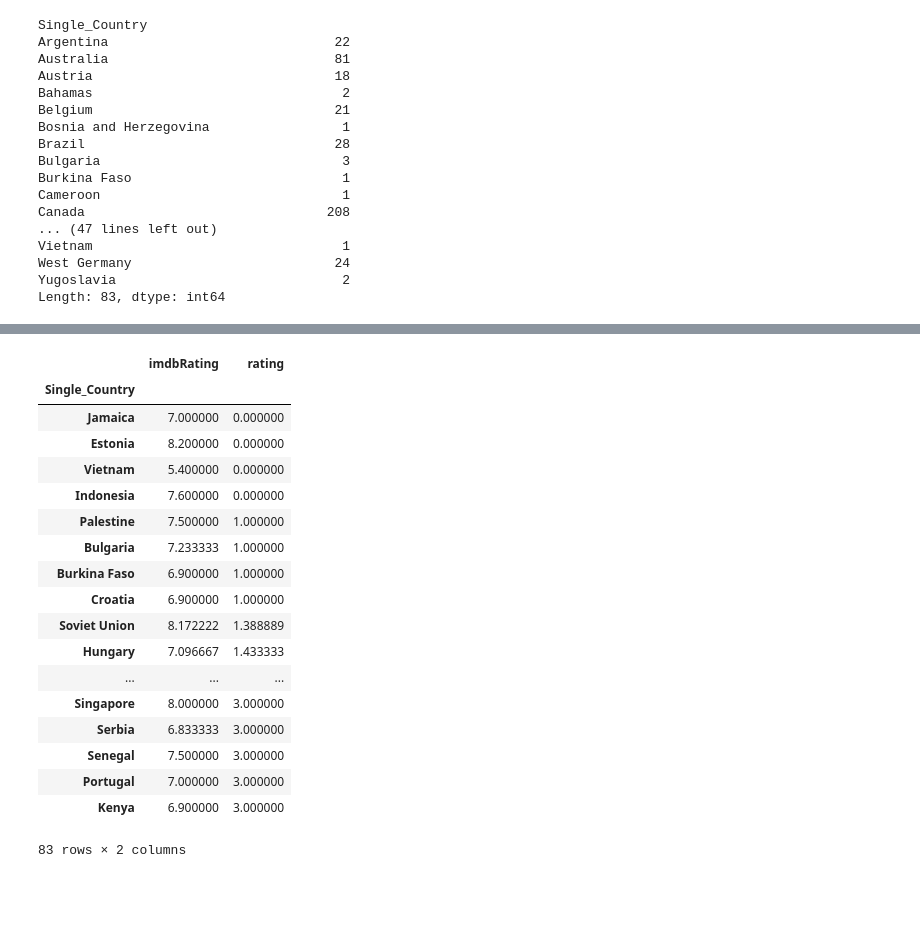
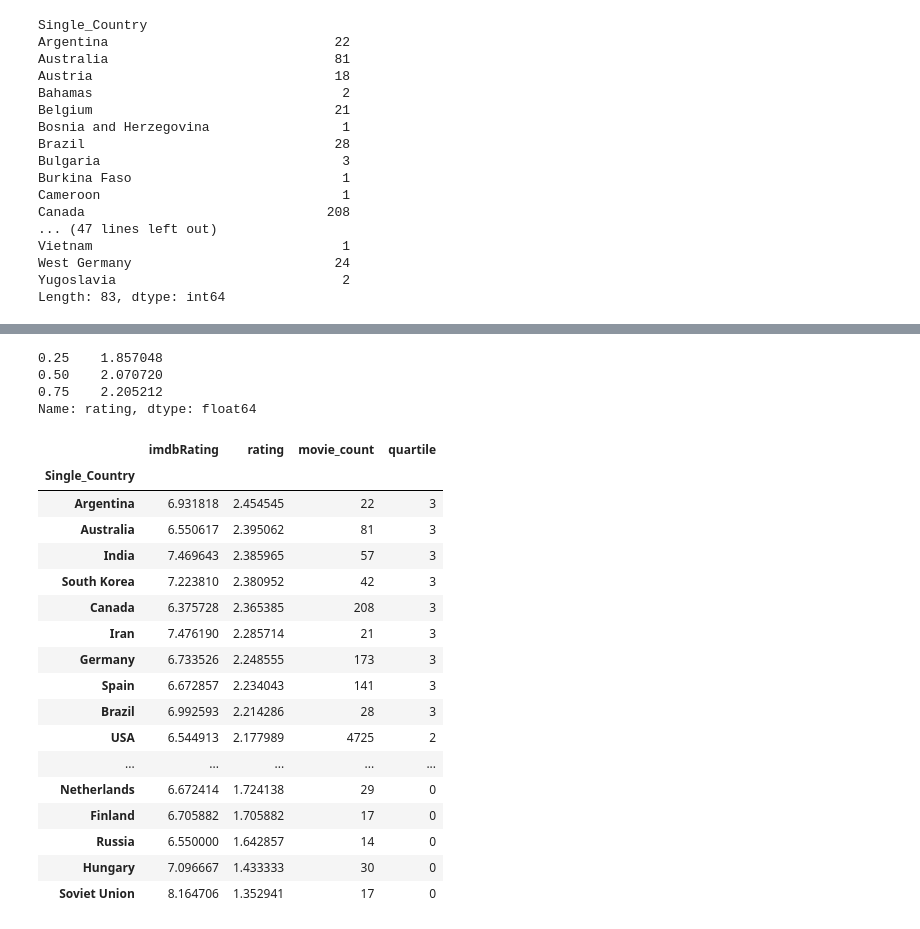
Before and after one commit to Survifit/LightPurpleRepo, a Jupyter notebook: Foreign.ipynb, the cells around one changed output, grey strips where cells are left out. Drawn from its saved outputs; the diff is of its cells as text; code cells hidden in the pictures; blank space fills up the shorter version.

```diff
--- a/Foreign.ipynb
+++ b/Foreign.ipynb
@@ -158,22 +171,30 @@ filteredcountrygroups.describe()
-# %%
-df.sort_values('rating')
-# %% [output]
-|  | imdbRating | rating |
-| Single_Country |  |  |
-| Jamaica | 7.000000 | 0.000000 |
-| Estonia | 8.200000 | 0.000000 |
-| Vietnam | 5.400000 | 0.000000 |
-| Indonesia | 7.600000 | 0.000000 |
-| Palestine | 7.500000 | 1.000000 |
-| Bulgaria | 7.233333 | 1.000000 |
-| Burkina Faso | 6.900000 | 1.000000 |
-| Croatia | 6.900000 | 1.000000 |
-| Soviet Union | 8.172222 | 1.388889 |
-| Hungary | 7.096667 | 1.433333 |
-| ... | ... | ... |
-| Singapore | 8.000000 | 3.000000 |
-| Serbia | 6.833333 | 3.000000 |
-| Senegal | 7.500000 | 3.000000 |
-| Portugal | 7.000000 | 3.000000 |
-| Kenya | 6.900000 | 3.000000 |
-83 rows × 2 columns
+# %%
+filteredcountrygroups.rating.quantile([0.25,0.5,0.75])
+# %% [output]
+0.25    1.857048
+0.50    2.070720
+0.75    2.205212
+Name: rating, dtype: float64
+# %%
+filteredcountrygroups['quartile'] = pd.qcut(filteredcountrygroups['rating'], 4, labels=False)
+# %%
+filteredcountrygroups.sort_values('rating', axis=0, ascending=False)
+# %% [output]
+|  | imdbRating | rating | movie_count | quartile |
+| Single_Country |  |  |  |  |
+| Argentina | 6.931818 | 2.454545 | 22 | 3 |
+| Australia | 6.550617 | 2.395062 | 81 | 3 |
+| India | 7.469643 | 2.385965 | 57 | 3 |
+| South Korea | 7.223810 | 2.380952 | 42 | 3 |
+| Canada | 6.375728 | 2.365385 | 208 | 3 |
+| Iran | 7.476190 | 2.285714 | 21 | 3 |
+| Germany | 6.733526 | 2.248555 | 173 | 3 |
+| Spain | 6.672857 | 2.234043 | 141 | 3 |
+| Brazil | 6.992593 | 2.214286 | 28 | 3 |
+| USA | 6.544913 | 2.177989 | 4725 | 2 |
+| ... | ... | ... | ... | ... |
+| Netherlands | 6.672414 | 1.724138 | 29 | 0 |
+| Finland | 6.705882 | 1.705882 | 17 | 0 |
+| Russia | 6.550000 | 1.642857 | 14 | 0 |
+| Hungary | 7.096667 | 1.433333 | 30 | 0 |
+| Soviet Union | 8.164706 | 1.352941 | 17 | 0 |
```
Also changed, not shown: parts of 11 cells of this notebook.
